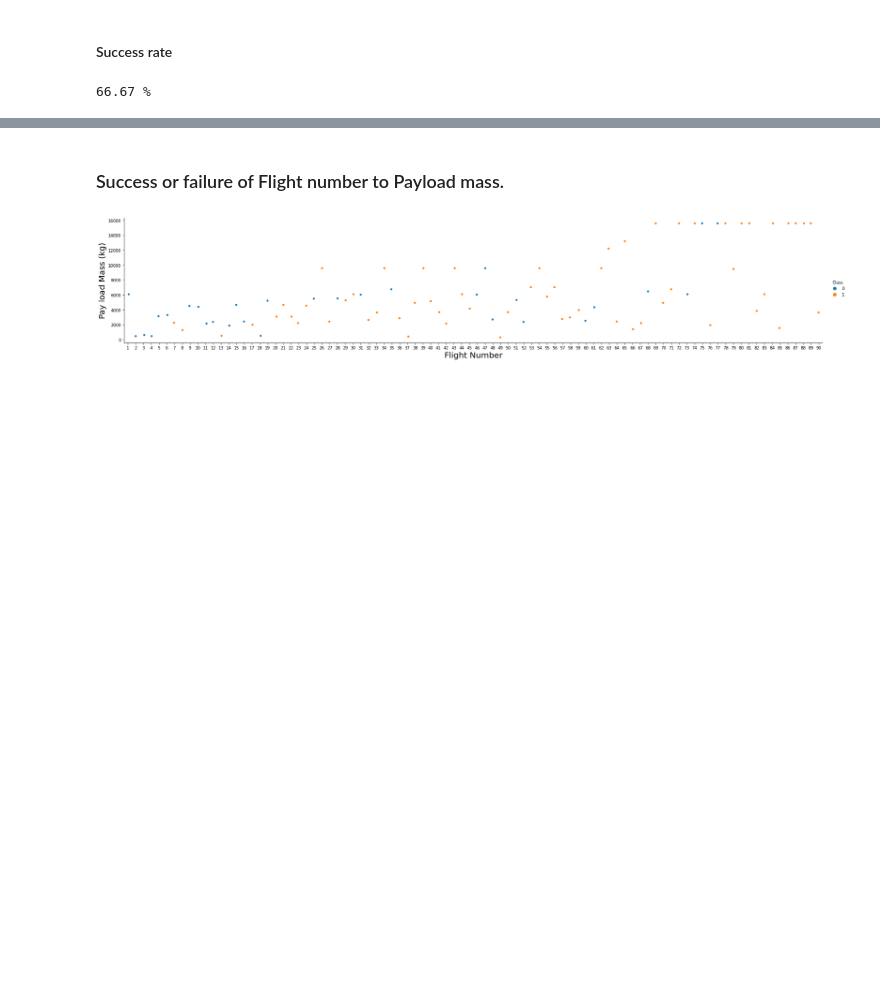
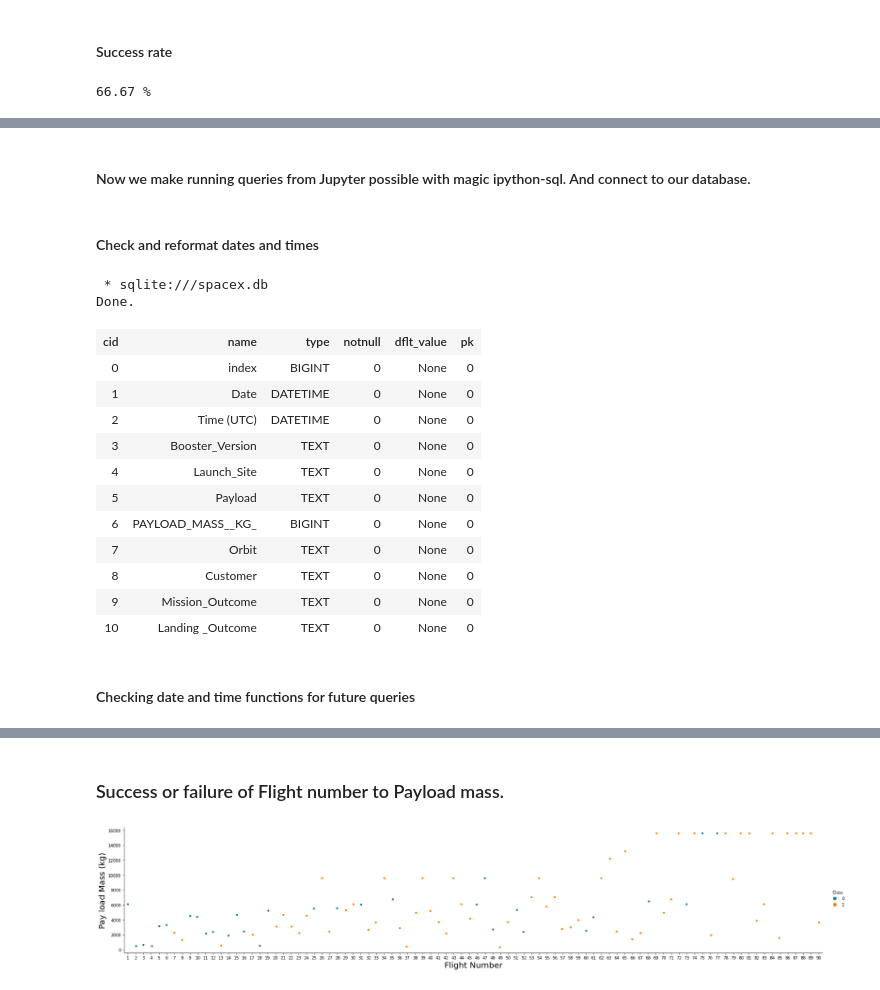
Before and after one commit to Folongton/Space-launch-analysis-geospatial, a Jupyter notebook: space_launch_prediction.ipynb, the cells around one changed output, grey strips where cells are left out. Saved outputs shown, nothing was run; the diff lists cells and outputs as text; code cells hidden in the pictures; blank space fills up the shorter version.

Commit message:
Added part 4 with EDA using SQL on SQLite

```diff
--- a/space_launch_prediction.ipynb
+++ b/space_launch_prediction.ipynb
@@ -388,0 +438,2 @@ print(round(data_falcon9["Class"].mean()*100,2), '%')
+# %% [markdown]
+#### Now we make running queries from Jupyter possible with magic ipython-sql. And connect to our database.
@@ -388,0 +444,22 @@ print(round(data_falcon9["Class"].mean()*100,2), '%')
+# %% [markdown]
+#### Check and reformat dates and times
+# %%
+%%sql
+PRAGMA table_info(spacex);
+# %% [output]
+ * sqlite:///spacex.db
+Done.
+| cid | name | type | notnull | dflt_value | pk |
+| 0 | index | BIGINT | 0 | None | 0 |
+| 1 | Date | DATETIME | 0 | None | 0 |
+| 2 | Time (UTC) | DATETIME | 0 | None | 0 |
+| 3 | Booster_Version | TEXT | 0 | None | 0 |
+| 4 | Launch_Site | TEXT | 0 | None | 0 |
+| 5 | Payload | TEXT | 0 | None | 0 |
+| 6 | PAYLOAD_MASS__KG_ | BIGINT | 0 | None | 0 |
+| 7 | Orbit | TEXT | 0 | None | 0 |
+| 8 | Customer | TEXT | 0 | None | 0 |
+| 9 | Mission_Outcome | TEXT | 0 | None | 0 |
+| 10 | Landing _Outcome | TEXT | 0 | None | 0 |
+# %% [markdown]
+#### Checking date and time functions for future queries
```
Also changed, not shown: parts of 42 cells of this notebook, 3 other files.
